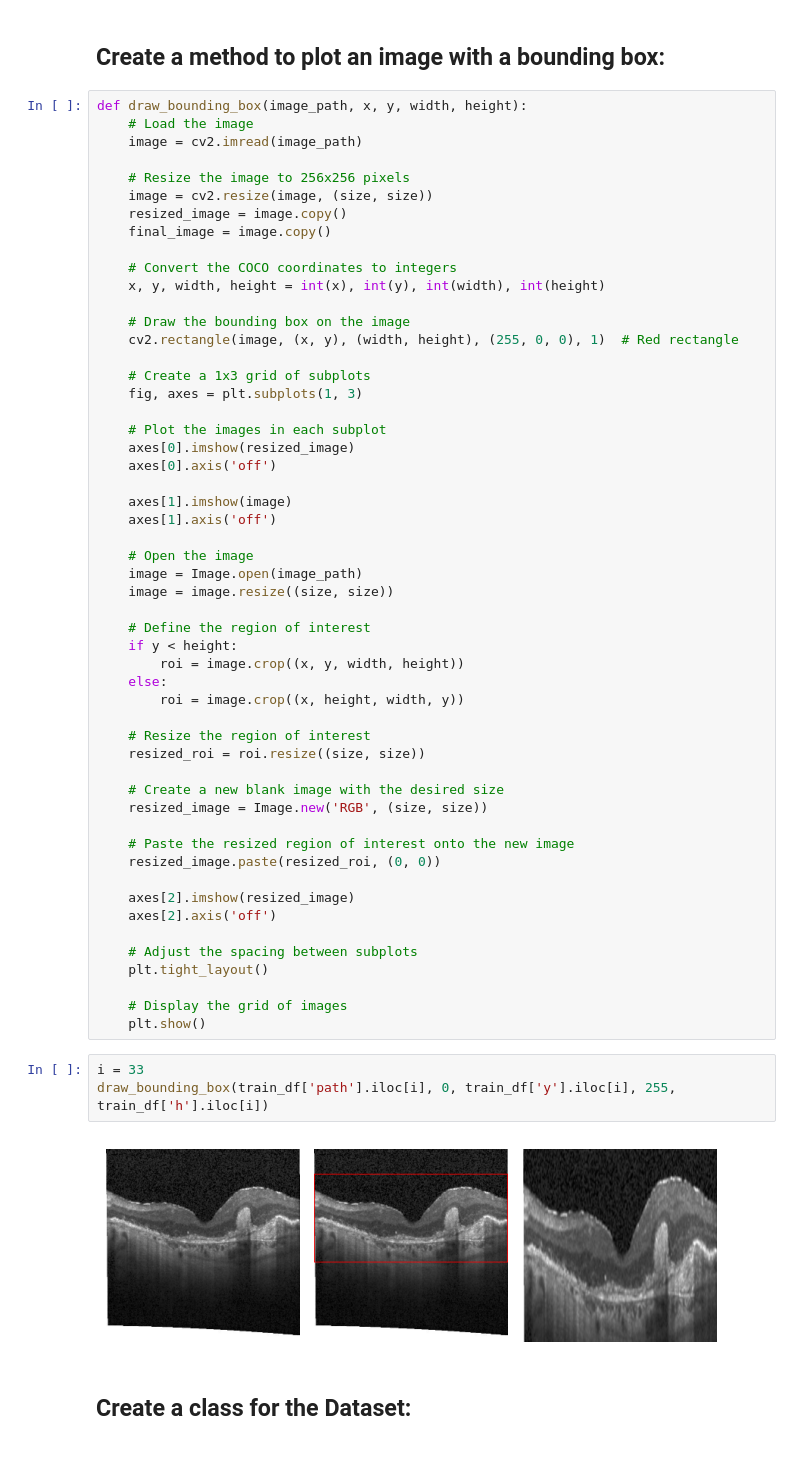
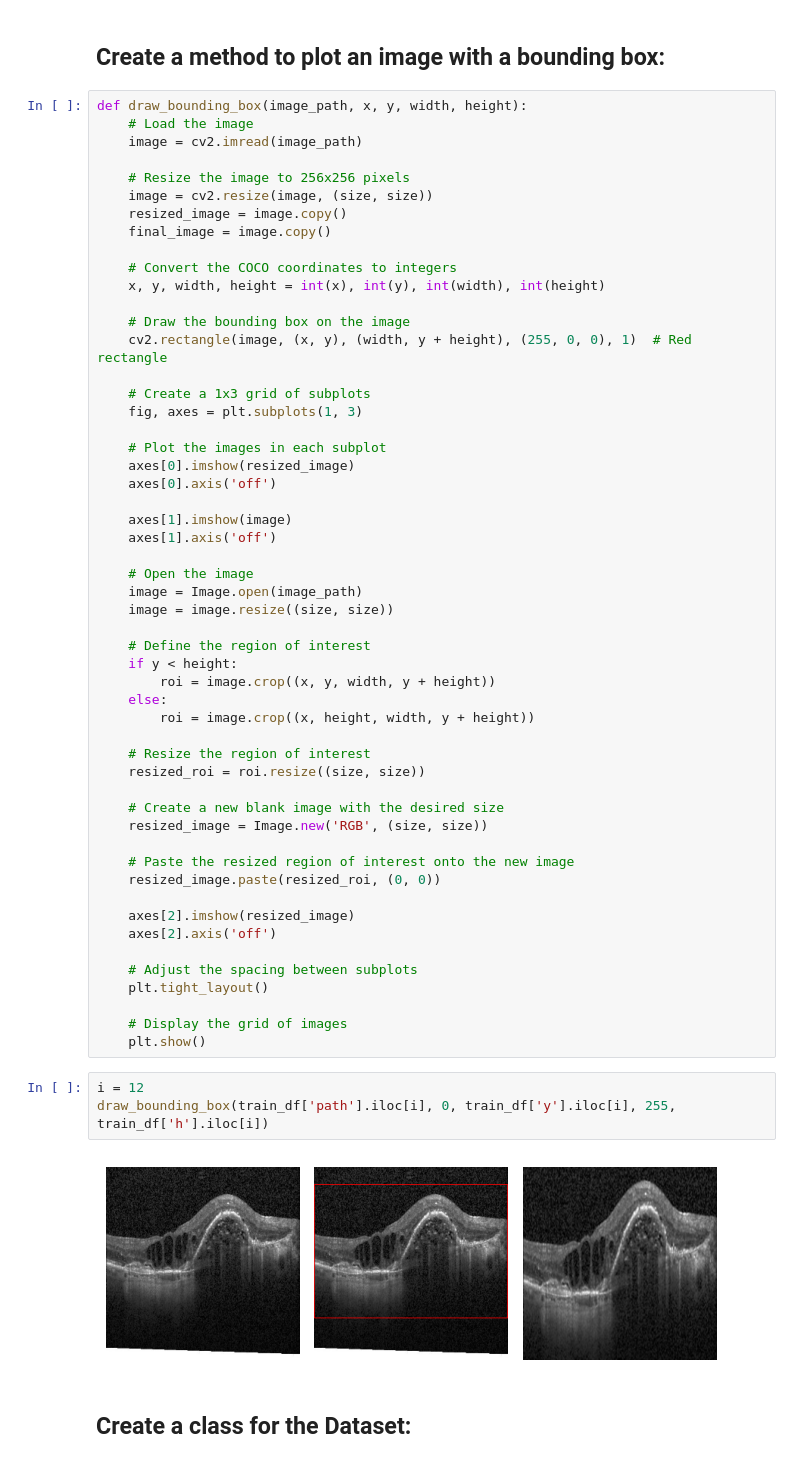
Before and after one commit to marceljhuber/FasterRCNN-PyTorch, a Jupyter notebook: Object detection using PyTorch.ipynb, the cells around one changed output. Cells and saved outputs as stored; diff of their text form.

```diff
--- a/Object detection using PyTorch.ipynb
+++ b/Object detection using PyTorch.ipynb
@@ -238,7 +253,7 @@ def draw_bounding_box(image_path, x, y, width, height):
     x, y, width, height = int(x), int(y), int(width), int(height)
 
     # Draw the bounding box on the image
-    cv2.rectangle(image, (x, y), (width, height), (255, 0, 0), 1)  # Red rectangle
+    cv2.rectangle(image, (x, y), (width, y + height), (255, 0, 0), 1)  # Red rectangle
 
     # Create a 1x3 grid of subplots
     fig, axes = plt.subplots(1, 3)
@@ -256,9 +271,9 @@ def draw_bounding_box(image_path, x, y, width, height):
 
     # Define the region of interest
     if y < height:
-        roi = image.crop((x, y, width, height))
+        roi = image.crop((x, y, width, y + height))
     else:
-        roi = image.crop((x, height, width, y))
+        roi = image.crop((x, height, width, y + height))
 
     # Resize the region of interest
     resized_roi = roi.resize((size, size))
@@ -278,10 +293,10 @@ def draw_bounding_box(image_path, x, y, width, height):
     # Display the grid of images
     plt.show()
 # %%
-i = 33
+i = 12
 draw_bounding_box(train_df['path'].iloc[i], 0, train_df['y'].iloc[i], 255, train_df['h'].iloc[i])
 # %% [output]
-[figure, old version]
+[figure, new version]
 # %% [markdown]
 ## Create a class for the Dataset:
 # %%
```
Also changed, not shown: parts of 14 cells of this notebook.
